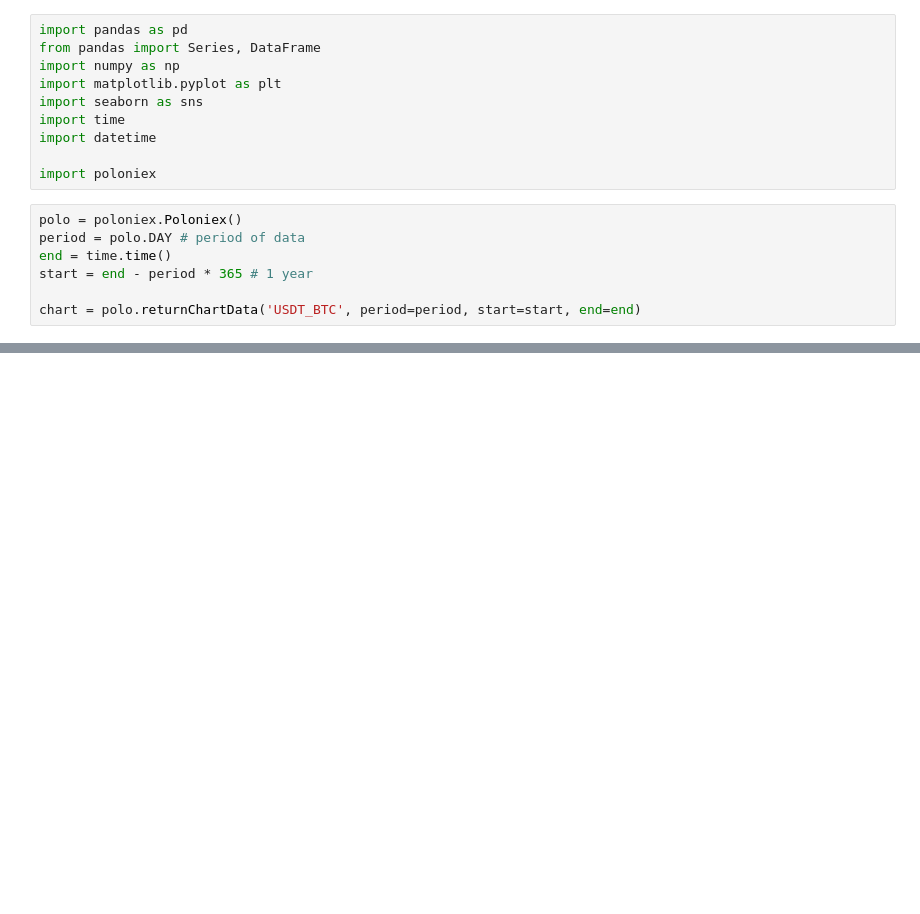
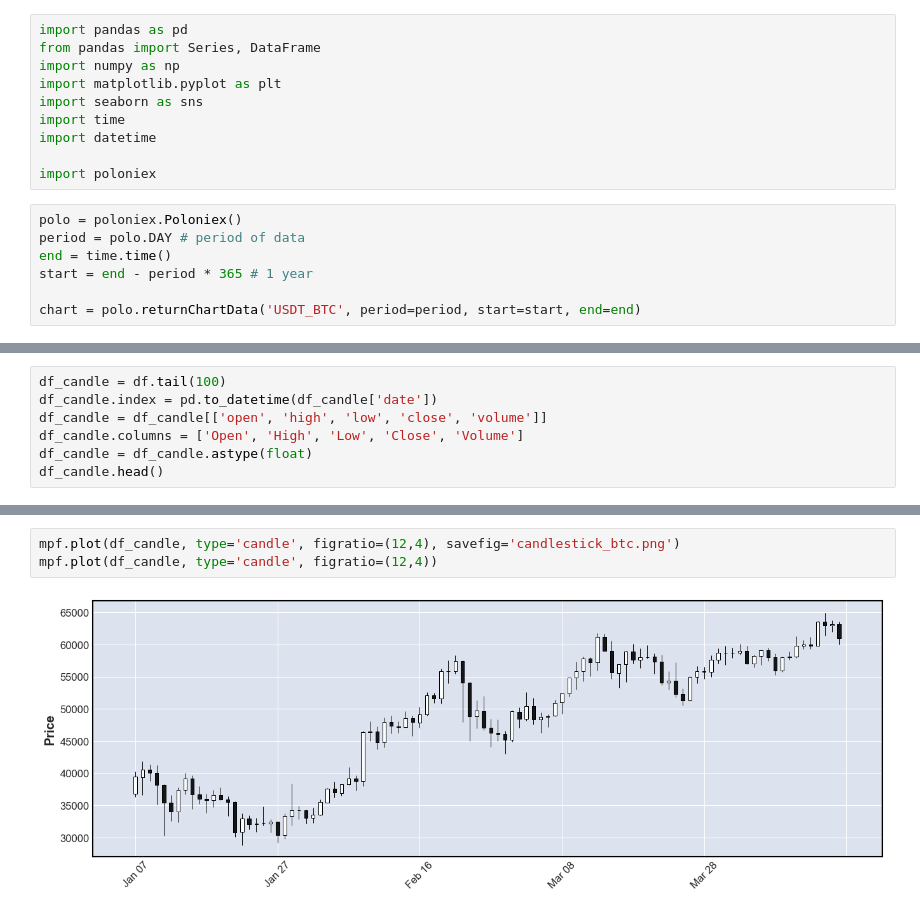
Before and after one commit to TokiedaKodai/Bitcoin-Analysis, a Jupyter notebook: jupyter/load_chart.ipynb, the cells around one changed output, grey strips where cells are left out. Drawn from its saved outputs; the diff is of its cells as text; blank space fills up the shorter version.

```diff
--- a/jupyter/load_chart.ipynb
+++ b/jupyter/load_chart.ipynb
@@ -68,0 +77,7 @@ date_str
+# %%
+df_candle = df.tail(100)
+df_candle.index = pd.to_datetime(df_candle['date'])
+df_candle = df_candle[['open', 'high', 'low', 'close', 'volume']]
+df_candle.columns = ['Open', 'High', 'Low', 'Close', 'Volume']
+df_candle = df_candle.astype(float)
+df_candle.head()
@@ -68,0 +92,5 @@ date_str
+# %%
+mpf.plot(df_candle, type='candle', figratio=(12,4), savefig='candlestick_btc.png')
+mpf.plot(df_candle, type='candle', figratio=(12,4))
+# %% [output]
+[figure, added]
```
Also changed, not shown: parts of 7 cells of this notebook, 7 other files.
